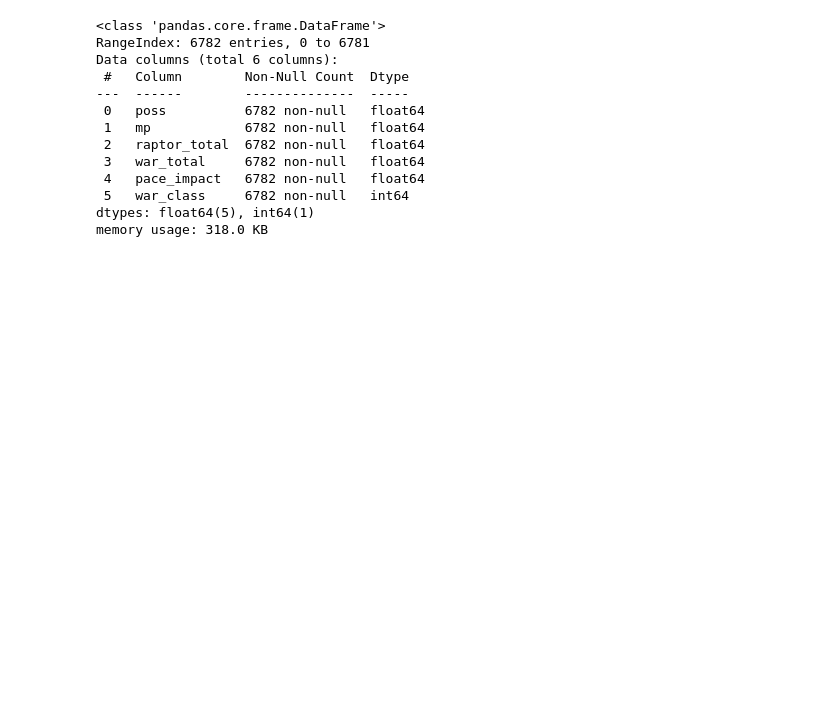
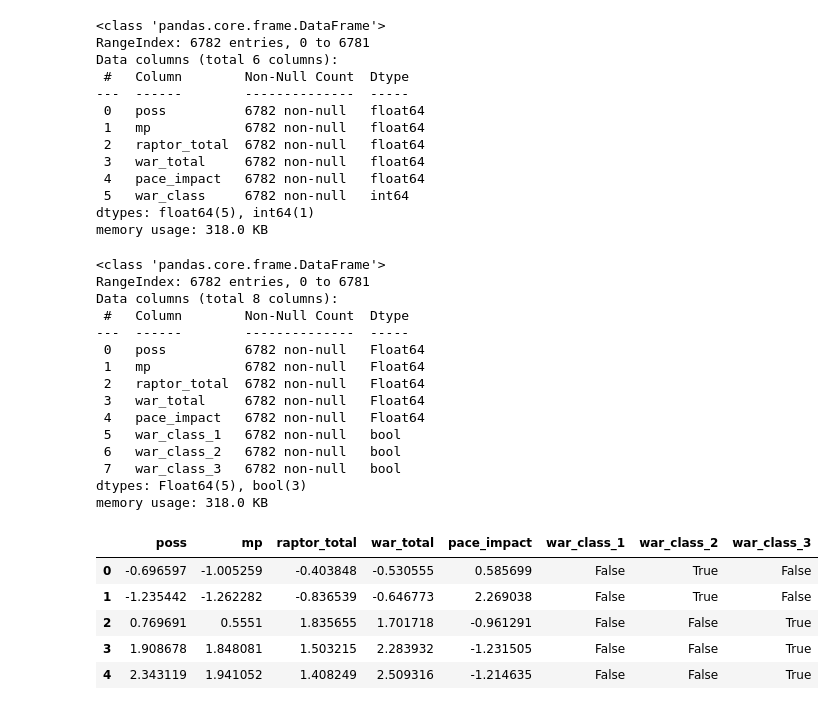
Before and after one commit to NazaGonella/TP02-machine-learning, a Jupyter notebook: (2)_Gonella_Nazareno_Notebook_TP2.ipynb, the cells around one changed output. Saved outputs shown, nothing was run; the diff lists cells and outputs as text; code cells hidden in the pictures; blank space fills up the shorter version.

```diff
--- a/(2)_Gonella_Nazareno_Notebook_TP2.ipynb
+++ b/(2)_Gonella_Nazareno_Notebook_TP2.ipynb
@@ -28,6 +28,32 @@ Data columns (total 6 columns):
 dtypes: float64(5), int64(1)
 memory usage: 318.0 KB
 # %%
-war_class_dev_processed_and_standardized : pd.DataFrame = prepro.process_and_stardardize(war_class_dev)
-display(war_class_dev_processed_and_standardized.info())
+war_class_dev_processed_and_standardized : pd.DataFrame = prepro.process_and_stardardize(
+    war_class_dev,
+    filename='war_class_dev',
+    save_path=f'{project_root}/TP02/problema2/data/processed/'
+)
+war_class_dev_processed_and_standardized.info()
 display(war_class_dev_processed_and_standardized.head())
+# %% [output]
+<class 'pandas.core.frame.DataFrame'>
+RangeIndex: 6782 entries, 0 to 6781
+Data columns (total 8 columns):
+ #   Column        Non-Null Count  Dtype
+---  ------        --------------  -----
+ 0   poss          6782 non-null   Float64
+ 1   mp            6782 non-null   Float64
+ 2   raptor_total  6782 non-null   Float64
+ 3   war_total     6782 non-null   Float64
+ 4   pace_impact   6782 non-null   Float64
+ 5   war_class_1   6782 non-null   bool
+ 6   war_class_2   6782 non-null   bool
+ 7   war_class_3   6782 non-null   bool
+dtypes: Float64(5), bool(3)
+memory usage: 318.0 KB
+|  | poss | mp | raptor_total | war_total | pace_impact | war_class_1 | war_class_2 | war_class_3 |
+| 0 | -0.696597 | -1.005259 | -0.403848 | -0.530555 | 0.585699 | False | True | False |
+| 1 | -1.235442 | -1.262282 | -0.836539 | -0.646773 | 2.269038 | False | True | False |
+| 2 | 0.769691 | 0.5551 | 1.835655 | 1.701718 | -0.961291 | False | False | True |
+| 3 | 1.908678 | 1.848081 | 1.503215 | 2.283932 | -1.231505 | False | False | True |
+| 4 | 2.343119 | 1.941052 | 1.408249 | 2.509316 | -1.214635 | False | False | True |
```
Also changed, not shown: parts of 5 cells of this notebook, 13 other files.
